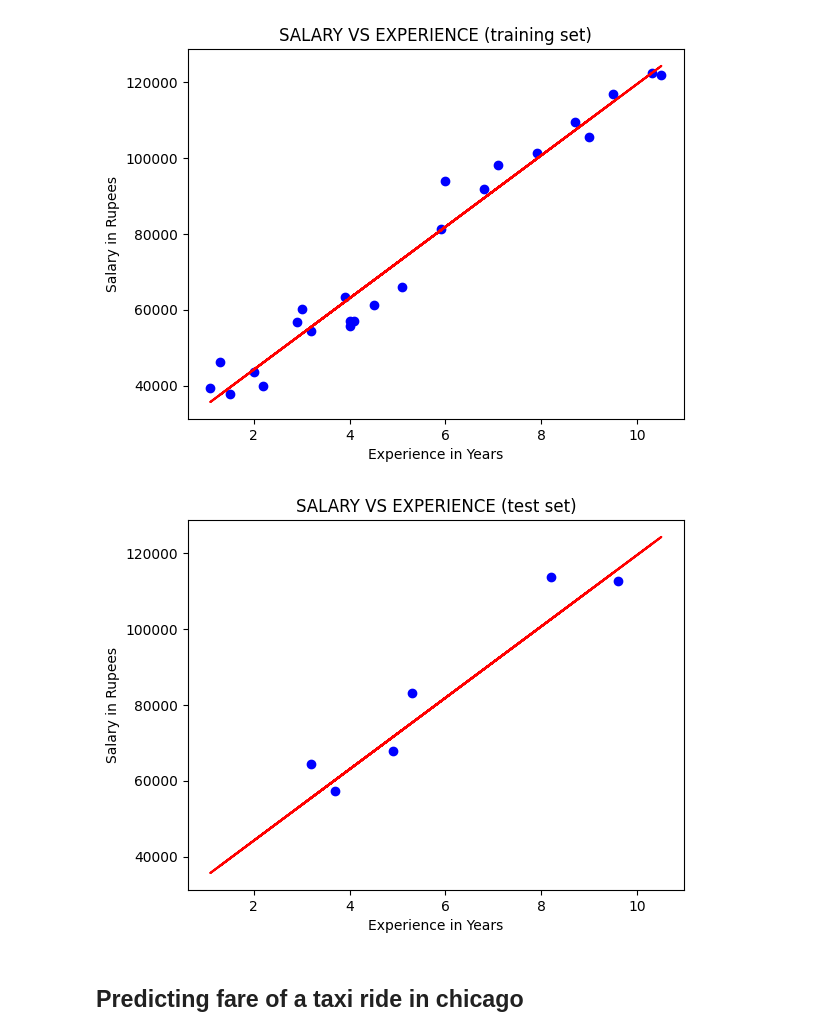
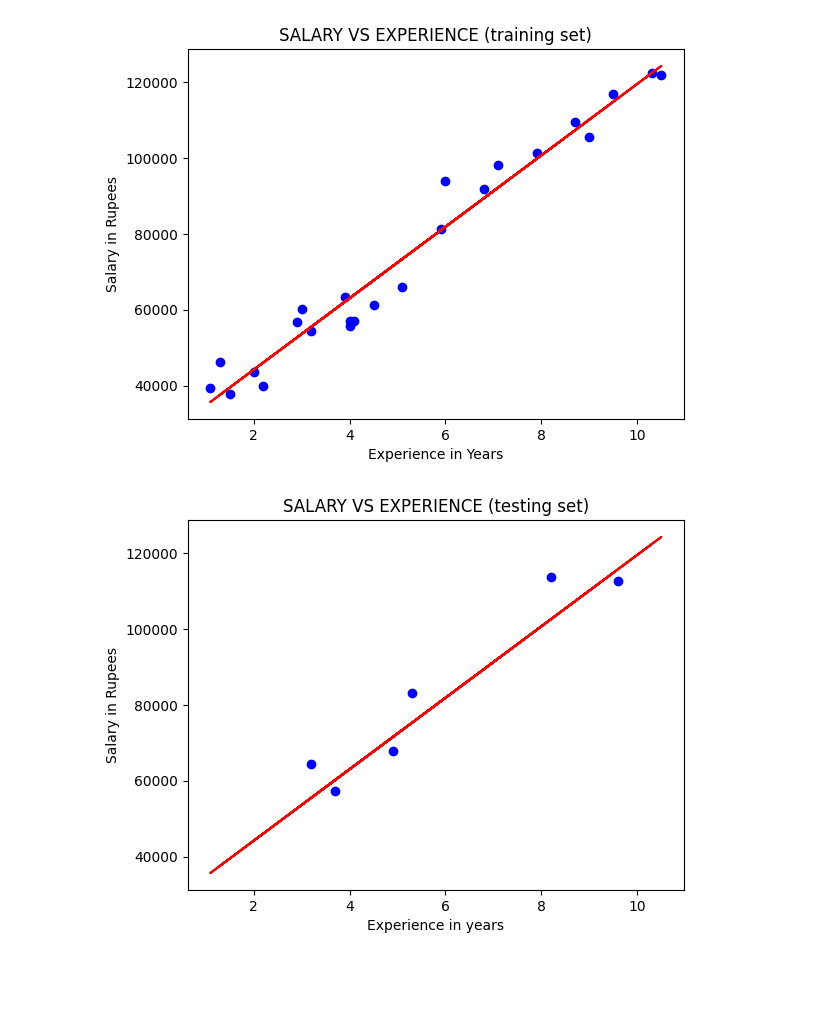
Before and after one commit to Programmer-Arvind/Machine-Learning-AVV, a Jupyter notebook: 01_Linear_Regression/01_Example.ipynb, the cells around one changed output. Saved outputs shown, nothing was run; the diff lists cells and outputs as text; code cells hidden in the pictures; blank space fills up the shorter version.

```diff
--- a/01_Linear_Regression/01_Example.ipynb
+++ b/01_Linear_Regression/01_Example.ipynb
@@ -49,11 +54,9 @@ plt.show()
 # %%
 plt.scatter(x_test, y_test, color='blue')
 plt.plot(x_train, model.predict(x_train), color='red')
-plt.title('SALARY VS EXPERIENCE (test set)')
-plt.xlabel('Experience in Years' )
-plt.ylabel('Salary in Rupees')
+plt.title("SALARY VS EXPERIENCE (testing set)")
+plt.xlabel("Experience in years")
+plt.ylabel("Salary in Rupees")
 plt.show()
 # %% [output]
-[figure, old version]
+[figure, new version]
-# %% [markdown]
-## Predicting fare of a taxi ride in chicago
```
Also changed, not shown: parts of 12 cells of this notebook, 2 other files.
